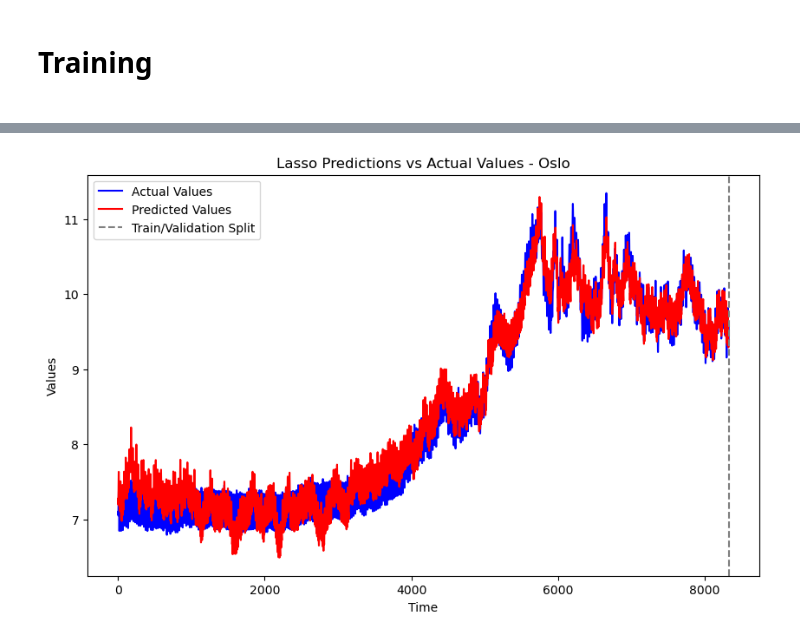
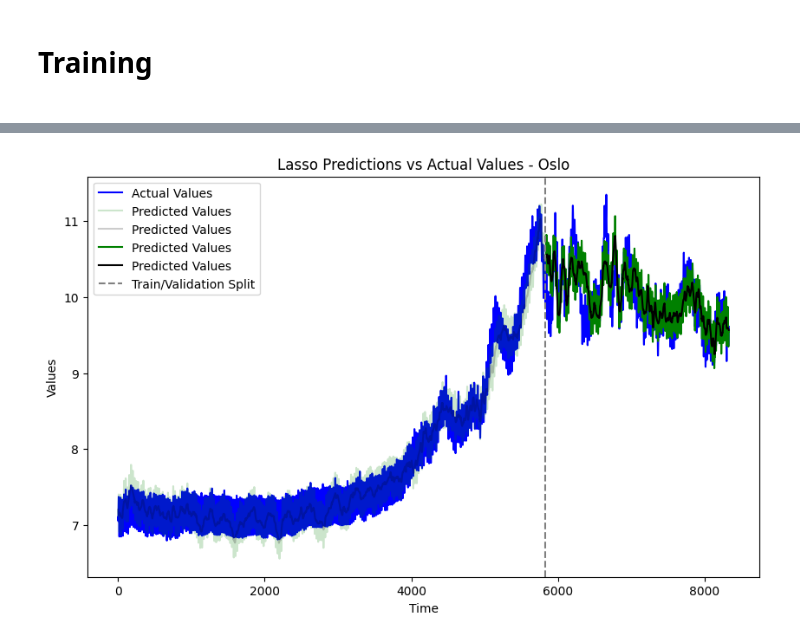
Before and after one commit to axelandreassen/ANEO_Data_Science, a Jupyter notebook: testing_lasso.ipynb, the cells around one changed output, grey strips where cells are left out. Saved outputs shown, nothing was run; the diff lists cells and outputs as text; code cells hidden in the pictures.

```diff
--- a/testing_lasso.ipynb
+++ b/testing_lasso.ipynb
@@ -14,10 +12,10 @@ import warnings
 <h1>Hyperparameters<h1>
 # %%
 K = 5 # validation folds
-ALPHA = 1 #lasso regularization coefficient
 MIN_LAG = 120
 MAX_LAG = 144
 SEED = 42
+VAL_SPLIT = 0.2
 # %%
 warnings.filterwarnings("ignore", category=UserWarning)
 warnings.filterwarnings("ignore", category=FutureWarning)
@@ -85,8 +84,8 @@ def decompose_time_series(df, columns_to_decompose=columns_to_decompose, period=
 
     return df
 
-def add_delta_columns(df,col, delta):
-    df[f"{col}_D{delta}"] = df[col]-df.shift(delta)[col]
+def add_interaction_column(df,col1, col2):
+    df[f"{col1}_X_{col2}"] = df[col1]*df[col2]
     return df.dropna()
 # %%
 for i in range(len(DFS)):
@@ -107,8 +106,10 @@ for i in range(len(DFS)):
     DFS[i] = decompose_time_series(DFS[i])
     DFS[i] = lag_columns(DFS[i], min_lag=24,max_lag = MAX_LAG, columns=["temperature_trend", "temperature_seasonal", "spot_price_trend", "spot_price_seasonal"])
     DFS[i] = lag_columns(DFS[i], min_lag=MIN_LAG,max_lag = MAX_LAG, columns=["consumption_trend","consumption_seasonal"])
-    for col, delta in cols_to_diff:
-        DFS[i] = add_delta_columns(DFS[i],col, delta)
+    DFS[i] = add_interaction_column(DFS[i], "hour", "is_weekend")
+    DFS[i] = add_interaction_column(DFS[i], "month", "is_weekend")
+    DFS[i] = add_interaction_column(DFS[i], "hour", "is_holiday")
+    DFS[i] = add_interaction_column(DFS[i], "month", "is_holiday")
     DFS[i] = DFS[i].dropna(axis=0)
 # %% [output]
 A value is trying to be set on a copy of a slice from a DataFrame.
@@ -175,12 +174,14 @@ def custom_train_val_split(data, val_split):
 # %%
-VAL_SPLIT = 0.01
 for I in range(5):
     data=DFS[I]
     print(DF_STRINGS[I])
     mu, sig = REVERSE_CONSUMPTION_NORMALIZATION[I]
 
-    alpha1s = [2**(-24),2**(-22),2**(-20)]
-    alpha2s = [2.5*10**(-4), 5*10**(-4), 7.5*10**(-4)]
+    #alpha1s = [2**(-24),2**(-22),2**(-20)]
+    #alpha2s = [2.5*10**(-4), 5*10**(-4), 7.5*10**(-4)]
+
+    alpha1s = [2**(-22)]
+    alpha2s = [5*10**(-4)]
     # Grid Search
     best_mape = float('inf')
     best_hyperparams = None
@@ -196,11 +197,11 @@ for I in range(5):
                 best_hyperparams = (alpha1,alpha2)
 
     print(f'Best Hyperparameters: {best_hyperparams}')
-    print(f'Best MAPE: {best_mape}%')
+    print(f'Best CV MAPE: {best_mape}%')
 
     model1 = Lasso(alpha=best_hyperparams[0])
     model2 = Lasso(alpha=best_hyperparams[1])
-    X = avoid_spillover_split(data, offset=1)
+    X = data
     y1 = X["consumption_seasonal"]
     y2 = X["consumption_trend"]
     X = X.drop(columns=["consumption_seasonal", "consumption_trend"])
@@ -220,8 +221,42 @@ for I in range(5):
     y2 = X["consumption_trend"]
     X = X.drop(columns=["consumption_seasonal", "consumption_trend"])
 
-    train_pred1 = model1.predict(X)
-    train_pred2 = model2.predict(X)
+    train_pred1 = model1.predict(X_train)
+    train_pred2 = model2.predict(X_train)
+
+    actual = (y1 + y2)
+    full_preds = np.concatenate(((train_pred1 + train_pred2).T,(y1_pred + y2_pred).T)).T
+    mu, sig = REVERSE_CONSUMPTION_NORMALIZATION[I]
+
+    # Create an array of indices for plotting
+    xs = range(len(actual))
+    xs_train = range(len(train_pred1))
+    xs_oos = range(len(train_pred1),len(train_pred1)+len(y1_pred))
+
+    # Plot actual values and predictions
+    plt.figure(figsize=(10, 6))
+    plt.plot(xs, actual * sig + mu, label='Actual Values', color='blue')
+    plt.plot(xs_train, (train_pred1 + train_pred2) * sig + mu, label='Predicted Values', color='green',alpha=0.2)
+    plt.plot(xs_train, (train_pred2) * sig + mu, label='Predicted Values', color='black',alpha=0.2)
+    plt.plot(xs_oos, (y1_pred + y2_pred) * sig + mu, label='Predicted Values', color='green')
+    plt.plot(xs_oos, (y2_pred) * sig + mu, label='Predicted Values', color='black')
+    plt.axvline(len(train_pred1), linestyle='--', color='gray', label='Train/Validation Split')
+    plt.title(f"Lasso Predictions vs Actual Values - {DF_STRINGS[I]}")
+    plt.xlabel('Time')
+    plt.ylabel('Values')
+    plt.legend()
+    plt.show()
+
+    resids = ((y1_val+y2_val)*sig - (y1_pred+y2_pred)*sig) / ((y1_val+y2_val)*sig+mu)
+    oos_MAPE = np.mean(np.abs(resids)) * 100
+    error_95 = np.percentile(np.abs(resids),95)
+    mape_positive = resids[resids < 0].mean()*-100
+    mape_negative = resids[resids > 0].mean()*100
+    mape_trend = np.mean(np.abs(((y1_val+y2_val)*sig - (y2_pred)*sig) / ((y1_val+y2_val)*sig+mu)))*100
+    print(f"Out of sample MAPE: {oos_MAPE}")
+    print(f"Mean oveprediction: {mape_positive}")
+    print(f"Mean underprediction: {mape_negative}")
+    print(f"MAPE with trend prediction only: {mape_trend}")
 
     coefs1 = model1.coef_
     coefs2 = model2.coef_
@@ -231,27 +266,22 @@ for I in range(5):
     print(model1.intercept_+model2.intercept_+mu)
     print("Coefficients: ")
     for i in range(len(cols)):
-        if coefs_total>0:
+        if coefs_total[i]>0:
             print(f"{cols[i]}: {coefs_total[i]}")
 
+    combined_list = list(zip(cols, coefs_total))
 
-    actual = y1 + y2
-    full_preds = train_pred1 + train_pred2
-    mu, sig = REVERSE_CONSUMPTION_NORMALIZATION[I]
-
-    # Create an array of indices for plotting
-    xs = np.arange(len(actual))
-
-    # Plot actual values and predictions
-    plt.figure(figsize=(10, 6))
-    plt.plot(xs, actual * sig + mu, label='Actual Values', color='blue')
-    plt.plot(xs, full_preds * sig + mu, label='Predicted Values', color='red')
-    plt.axvline(len(train_pred1), linestyle='--', color='gray', label='Train/Validation Split')
-    plt.title(f"Lasso Predictions vs Actual Values - {DF_STRINGS[I]}")
-    plt.xlabel('Time')
-    plt.ylabel('Values')
-    plt.legend()
-    plt.show()
+# Sorting by the absolute value of coefficients
+sorted_list = sorted(combined_list, key=lambda x: abs(x[1]), reverse=True)
+top_10 = sorted_list[:10]
+top_cols, top_coefs = zip(*top_10)
+plt.figure(figsize=(10, 6))
+plt.bar(top_cols, top_coefs, color='green')
+plt.title('Top 10 Important Features by Coefficient')
+plt.xlabel('Columns')
+plt.ylabel('Coefficients')
+plt.xticks(rotation=45)  # Rotates the x-axis labels for better readability
+plt.show()
 # %% [output]
 Oslo
 Alpha1, alpha2 --> MAPE
@@ -270 +291 @@ Best MAPE: 1.692695226568355%
-[figure, old version]
+[figure, new version]
```
Also changed, not shown: parts of 6 cells of this notebook.
